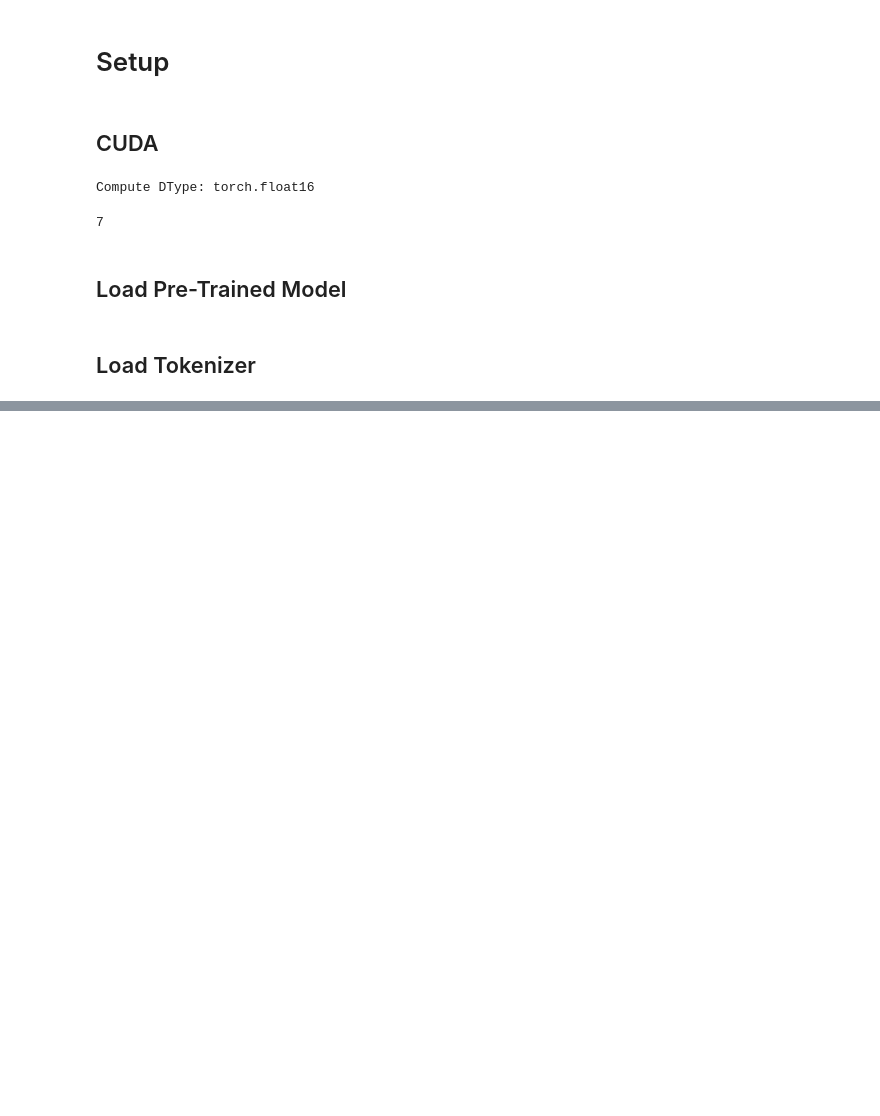
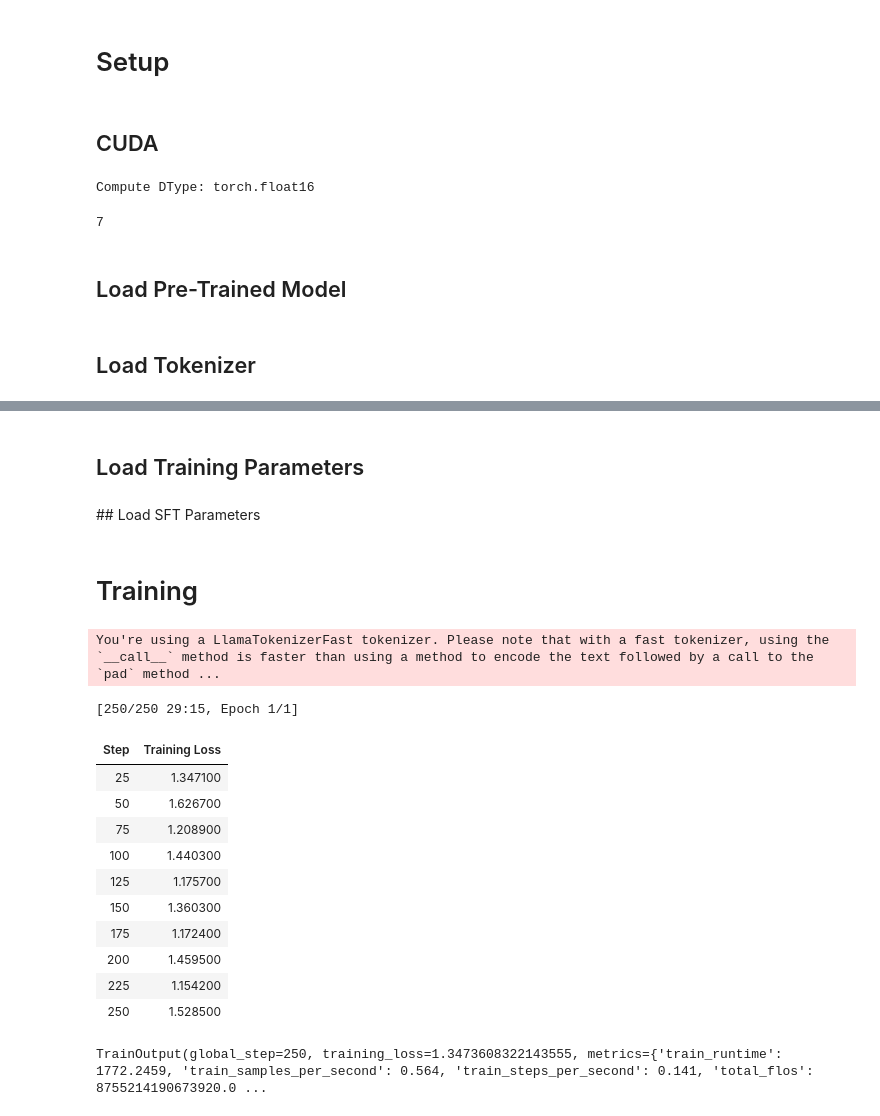
Before and after one commit to Volscente/NexusLLM, a Jupyter notebook: notebooks/llama_2/fine_tuning_lora.ipynb, the cells around one changed output, grey strips where cells are left out. Cells and saved outputs as stored; diff of their text form; code cells hidden in the pictures; blank space fills up the shorter version.

Commit message:
Training SFT

```diff
--- a/notebooks/llama_2/fine_tuning_lora.ipynb
+++ b/notebooks/llama_2/fine_tuning_lora.ipynb
@@ -191,0 +194,66 @@ tokenizer.padding_side = "right"
+# %%
+# Define LoRA configurations
+peft_config = LoraConfig(
+    lora_alpha=lora_alpha,
+    lora_dropout=lora_dropout,
+    r=lora_rank,
+    bias="none",
+    task_type="CAUSAL_LM",
+)
+# %% [markdown]
+## Load Training Parameters
+# %%
+# Set training parameters
+training_arguments = TrainingArguments(
+    output_dir=output_dir,
+    num_train_epochs=num_train_epochs,
+    per_device_train_batch_size=per_device_train_batch_size,
+    gradient_accumulation_steps=gradient_accumulation_steps,
+    optim=optim,
+    save_steps=save_steps,
+    logging_steps=logging_steps,
+    learning_rate=learning_rate,
+    weight_decay=weight_decay,
+    fp16=fp16,
+    bf16=bf16,
+    max_grad_norm=max_grad_norm,
+    max_steps=max_steps,
+    warmup_ratio=warmup_ratio,
+    group_by_length=group_by_length,
+    lr_scheduler_type=lr_scheduler_type,
+    report_to="tensorboard"
+)
+# %% [markdown]
+## Load SFT Parameters
+# %%
+# Set supervised fine-tuning parameters
+trainer = SFTTrainer(
+    model=model,
+    train_dataset=dataset,
+    peft_config=peft_config,
+    dataset_text_field="text",
+    max_seq_length=sft_max_seq_length,
+    tokenizer=tokenizer,
+    args=training_arguments,
+    packing=sft_packing,
+)
+# %% [markdown]
+# Training
+# %%
+# Train model
+trainer.train()
+# %% [output]
+You're using a LlamaTokenizerFast tokenizer. Please note that with a fast tokenizer, using the `__call__` method is faster than using a method to encode the text followed by a call to the `pad` method ...
+[250/250 29:15, Epoch 1/1]
+| Step | Training Loss |
+| 25 | 1.347100 |
+| 50 | 1.626700 |
+| 75 | 1.208900 |
+| 100 | 1.440300 |
+| 125 | 1.175700 |
+| 150 | 1.360300 |
+| 175 | 1.172400 |
+| 200 | 1.459500 |
+| 225 | 1.154200 |
+| 250 | 1.528500 |
+TrainOutput(global_step=250, training_loss=1.3473608322143555, metrics={'train_runtime': 1772.2459, 'train_samples_per_second': 0.564, 'train_steps_per_second': 0.141, 'total_flos': 8755214190673920.0 ...
```
Also changed, not shown: parts of 5 cells of this notebook.
